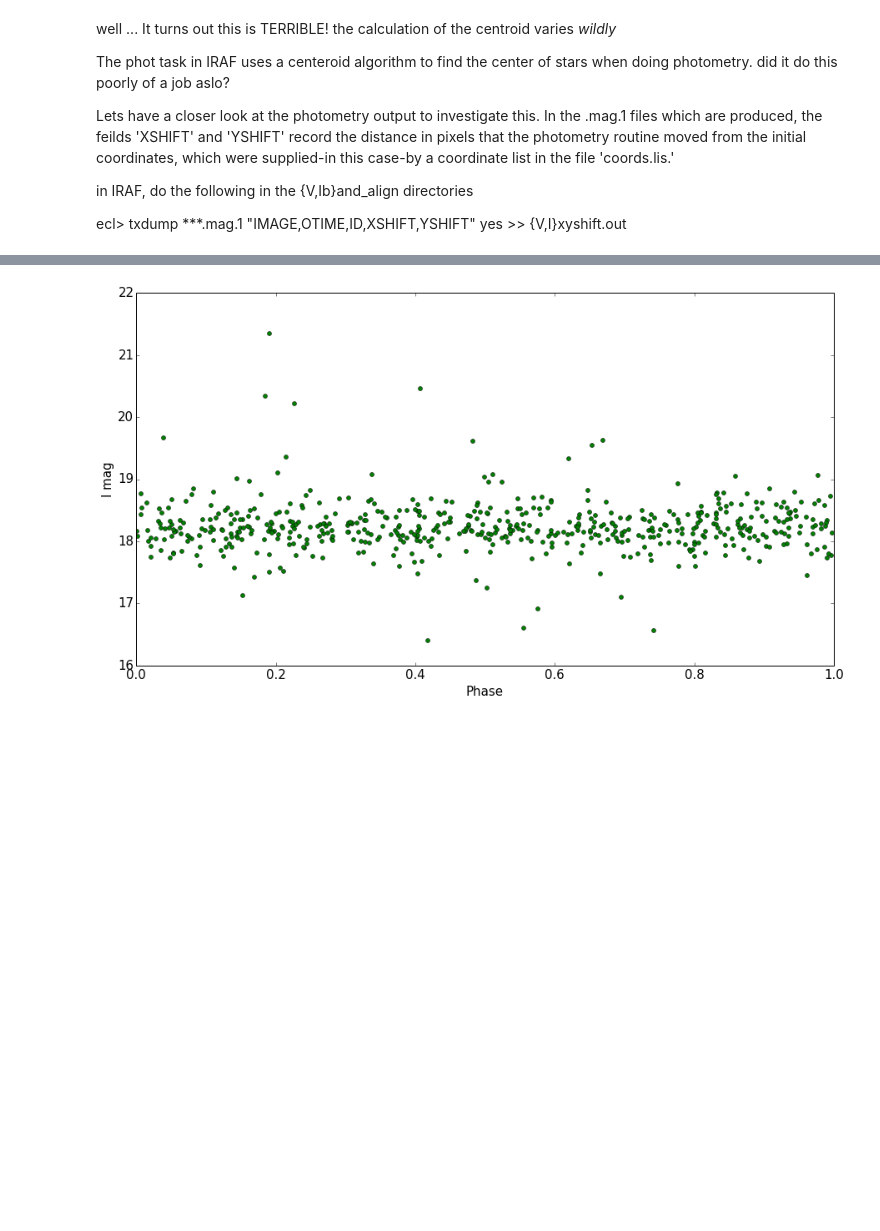
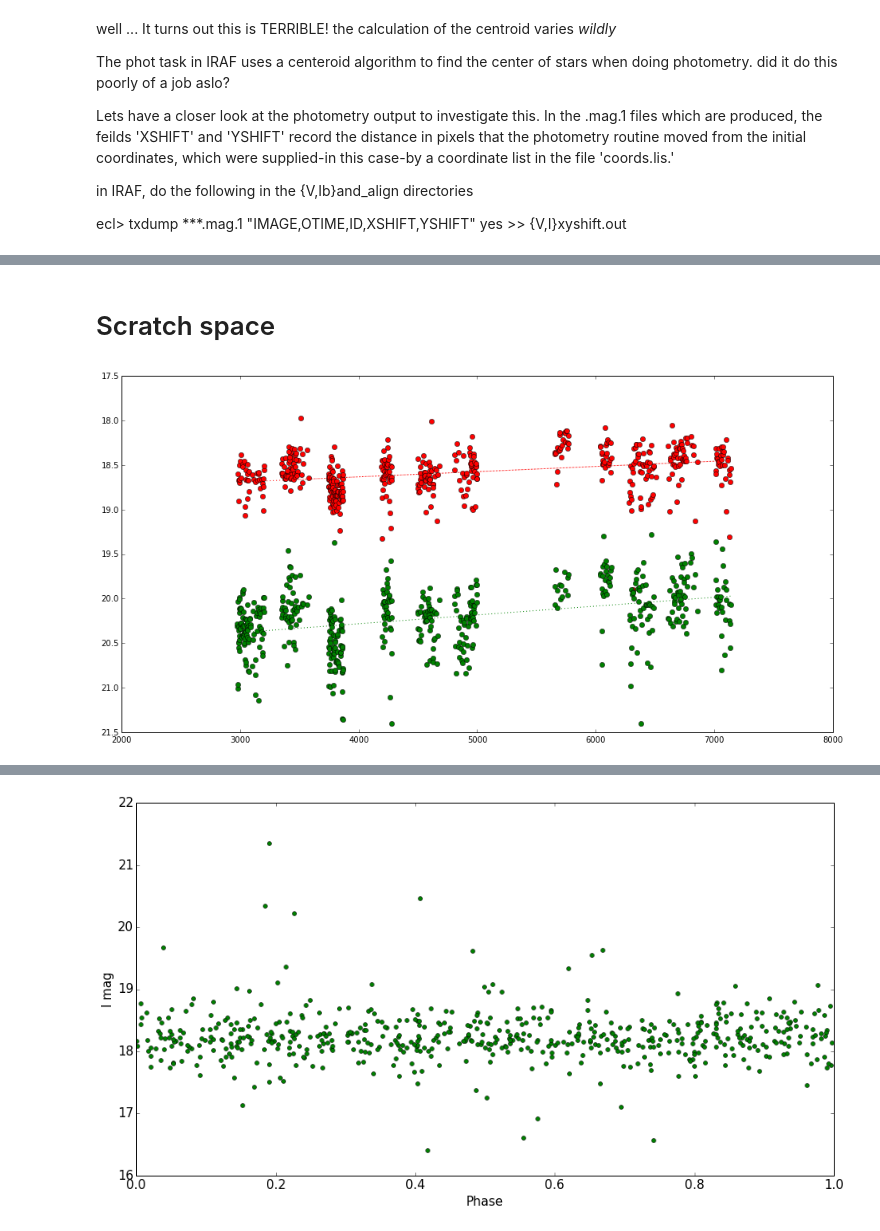
Before and after one commit to ih64/NovaMusca, a Jupyter notebook: NovaMuscaCalibration.v3.ipynb, the cells around one changed output, grey strips where cells are left out. Drawn from its saved outputs; the diff is of its cells as text; code cells hidden in the pictures; blank space fills up the shorter version.

```diff
--- a/NovaMuscaCalibration.v3.ipynb
+++ b/NovaMuscaCalibration.v3.ipynb
@@ -693,0 +743,6 @@ ecl> txdump ***.mag.1 "IMAGE,OTIME,ID,XSHIFT,YSHIFT" yes >> {V,I}xyshift.out
+# %%
+NMIcal=pd.read_csv('NMI.csv')
+NMIcal[NMIcal.juliandate.isin(
+    Ideltaxy[(Ideltaxy.id == 1)
+             & ((np.abs(Ideltaxy.xshift) > 3 )
+                | (np.abs(Ideltaxy.xshift) > 3))].juliandate.values)]
@@ -694,3 +758,46 @@ ecl> txdump ***.mag.1 "IMAGE,OTIME,ID,XSHIFT,YSHIFT" yes >> {V,I}xyshift.out
+# %%
+Ithrowout=NMIcal[NMIcal.juliandate.isin(
+    Ideltaxy[(Ideltaxy.id == 1)
+             & ((np.abs(Ideltaxy.xshift) > 3 )
+                | (np.abs(Ideltaxy.xshift) > 3))].juliandate.values)].index
+
+Vthrowout=NMVcal[NMVcal.juliandate.isin(
+    Vdeltaxy[(Vdeltaxy.id == 1)
+             & ((np.abs(Vdeltaxy.xshift) > 3 )
+                | (np.abs(Vdeltaxy.xshift) > 3))].juliandate.values)].index
+# %% [markdown]
+# Scratch space
+# %%
+Vjd=NMVcal.drop(Vthrowout+NMVcal[NMVcal.NMcal < 19].index+NMVcal[NMVcal.NMcal > 21.5].index).dropna(how='any').juliandate
+Vmag=NMVcal.drop(Vthrowout+NMVcal[NMVcal.NMcal < 19].index+NMVcal[NMVcal.NMcal > 21.5].index).dropna(how='any').NMcal
+Ijd=NMIcal.drop(Ithrowout+NMIcal[NMIcal.NMcal < 17].index).dropna(how='any').juliandate
+Imag=NMIcal.drop(Ithrowout+NMIcal[NMIcal.NMcal < 17].index).dropna(how='any').NMcal
+
+regVmag=linear_model.LinearRegression()
+regImag=linear_model.LinearRegression()
+
+#now we trian the model on our data sets. we have to drop any NaNs, or else the regression algorithm wont work
+regVmag.fit(Vjd.values.reshape(-1,1)
+            ,Vmag.values.reshape(-1,1))
+regImag.fit(Ijd.values.reshape(-1,1),
+            Imag.values.reshape(-1,1))
+
+fig=plt.figure(figsize=(16,8))
+ax=fig.add_subplot(111)
+
+#and also plot the model, using the observation dates as inputs
+ax.plot(Vjd.values.reshape(-1,1).astype(float)-2450000,
+        regVmag.predict(Vjd.values.reshape(-1,1).astype(float)),color='green',linestyle=':')
+
+ax.plot(Ijd.values.reshape(-1,1).astype(float)-2450000,
+        regImag.predict(Ijd.values.reshape(-1,1).astype(float)),color='red',linestyle=':')
+
+ax.plot(Ijd-2450000, Imag, 'ro')
+ax.plot(Vjd-2450000, Vmag, 'go')
+
+ax.invert_yaxis()
+# %% [output]
+[figure, added]
 # %%
 print regVmag.coef_*365, regImag.coef_*365
 # %% [output]
```
Also changed, not shown: parts of 9 cells of this notebook, 7 other files.
